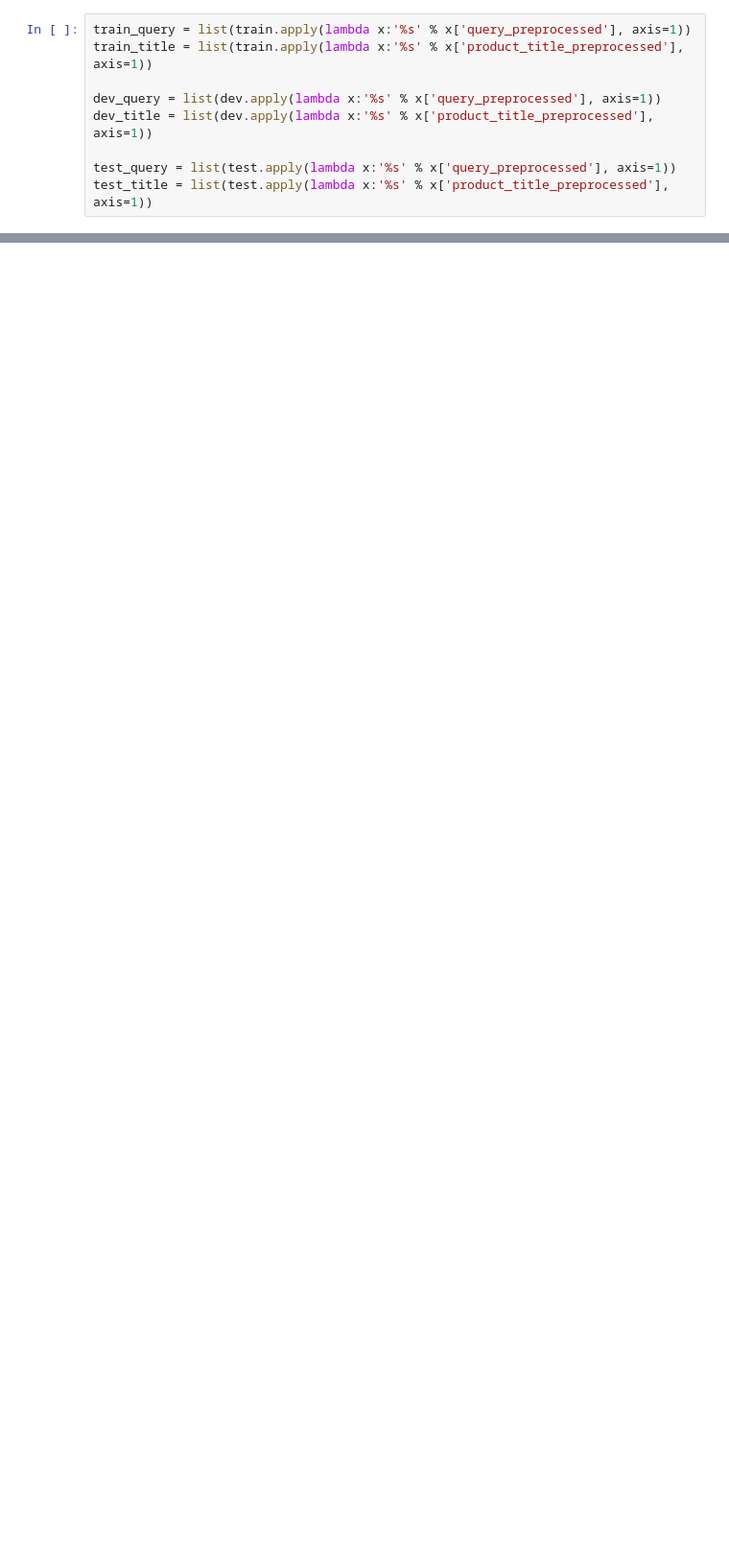
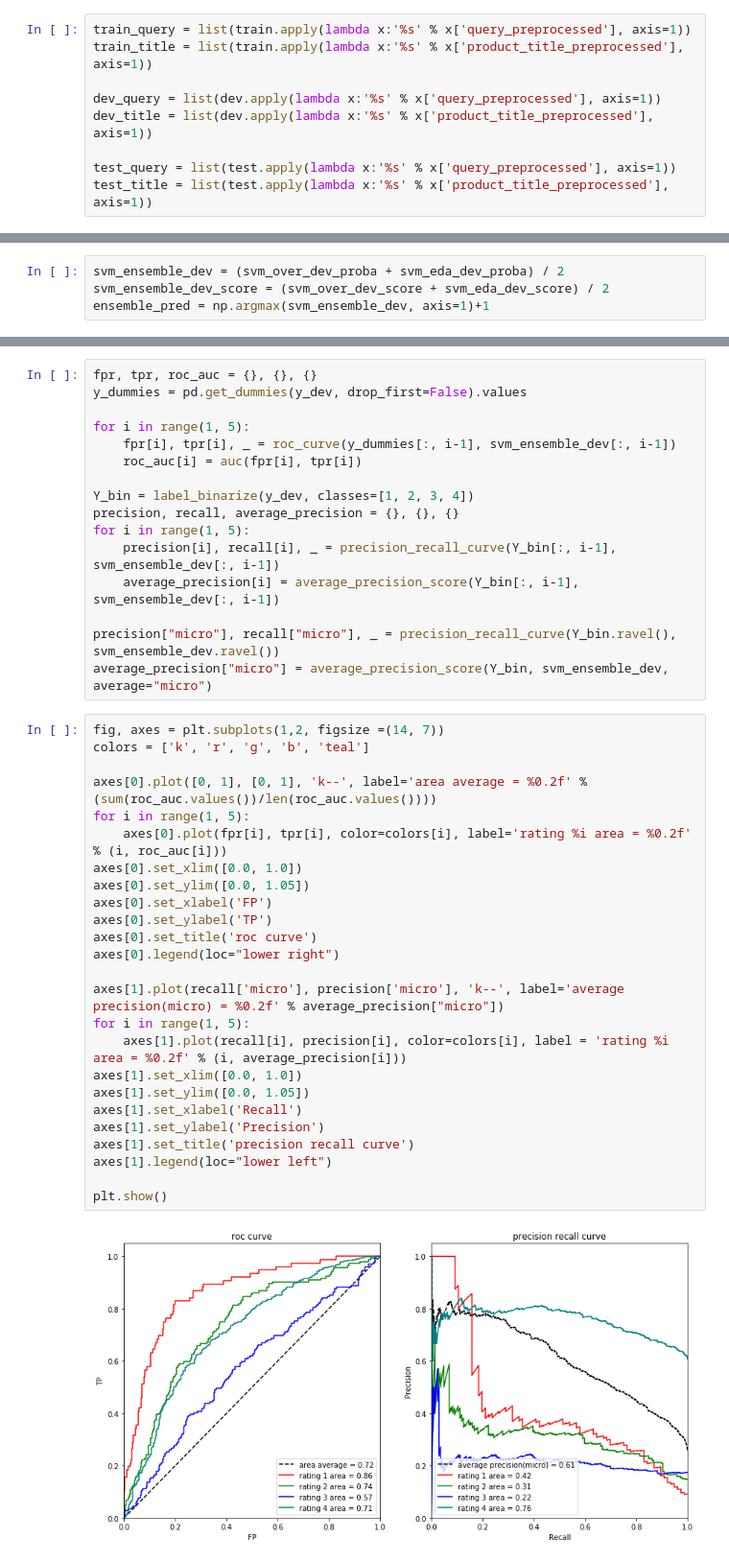
Before and after one commit to sooooner/Crowdflower-Search-Results-Relevance, a Jupyter notebook: LSA.ipynb, the cells around one changed output, grey strips where cells are left out. Shown at 96% size. Saved outputs shown, nothing was run; the diff lists cells and outputs as text; blank space fills up the shorter version.

```diff
--- a/LSA.ipynb
+++ b/LSA.ipynb
@@ -516,0 +550,4 @@ plot_multiclass_roc_prc(svm, X_scaled_dev, y_dev)
+# %%
+svm_ensemble_dev = (svm_over_dev_proba + svm_eda_dev_proba) / 2
+svm_ensemble_dev_score = (svm_over_dev_score + svm_eda_dev_score) / 2
+ensemble_pred = np.argmax(svm_ensemble_dev, axis=1)+1
@@ -516,0 +582,43 @@ plot_multiclass_roc_prc(svm, X_scaled_dev, y_dev)
+# %%
+fpr, tpr, roc_auc = {}, {}, {}
+y_dummies = pd.get_dummies(y_dev, drop_first=False).values
+
+for i in range(1, 5):
+    fpr[i], tpr[i], _ = roc_curve(y_dummies[:, i-1], svm_ensemble_dev[:, i-1])
+    roc_auc[i] = auc(fpr[i], tpr[i])
+
+Y_bin = label_binarize(y_dev, classes=[1, 2, 3, 4])
+precision, recall, average_precision = {}, {}, {}
+for i in range(1, 5):
+    precision[i], recall[i], _ = precision_recall_curve(Y_bin[:, i-1], svm_ensemble_dev[:, i-1])
+    average_precision[i] = average_precision_score(Y_bin[:, i-1], svm_ensemble_dev[:, i-1])
+
+precision["micro"], recall["micro"], _ = precision_recall_curve(Y_bin.ravel(), svm_ensemble_dev.ravel())
+average_precision["micro"] = average_precision_score(Y_bin, svm_ensemble_dev, average="micro")
+# %%
+fig, axes = plt.subplots(1,2, figsize =(14, 7))
+colors = ['k', 'r', 'g', 'b', 'teal']
+
+axes[0].plot([0, 1], [0, 1], 'k--', label='area average = %0.2f' % (sum(roc_auc.values())/len(roc_auc.values())))
+for i in range(1, 5):
+    axes[0].plot(fpr[i], tpr[i], color=colors[i], label='rating %i area = %0.2f' % (i, roc_auc[i]))
+axes[0].set_xlim([0.0, 1.0])
+axes[0].set_ylim([0.0, 1.05])
+axes[0].set_xlabel('FP')
+axes[0].set_ylabel('TP')
+axes[0].set_title('roc curve')
+axes[0].legend(loc="lower right")
+
+axes[1].plot(recall['micro'], precision['micro'], 'k--', label='average precision(micro) = %0.2f' % average_precision["micro"])
+for i in range(1, 5):
+    axes[1].plot(recall[i], precision[i], color=colors[i], label = 'rating %i area = %0.2f' % (i, average_precision[i]))
+axes[1].set_xlim([0.0, 1.0])
+axes[1].set_ylim([0.0, 1.05])
+axes[1].set_xlabel('Recall')
+axes[1].set_ylabel('Precision')
+axes[1].set_title('precision recall curve')
+axes[1].legend(loc="lower left")
+
+plt.show()
+# %% [output]
+[figure, added]
```
Also changed, not shown: parts of 41 cells of this notebook.
